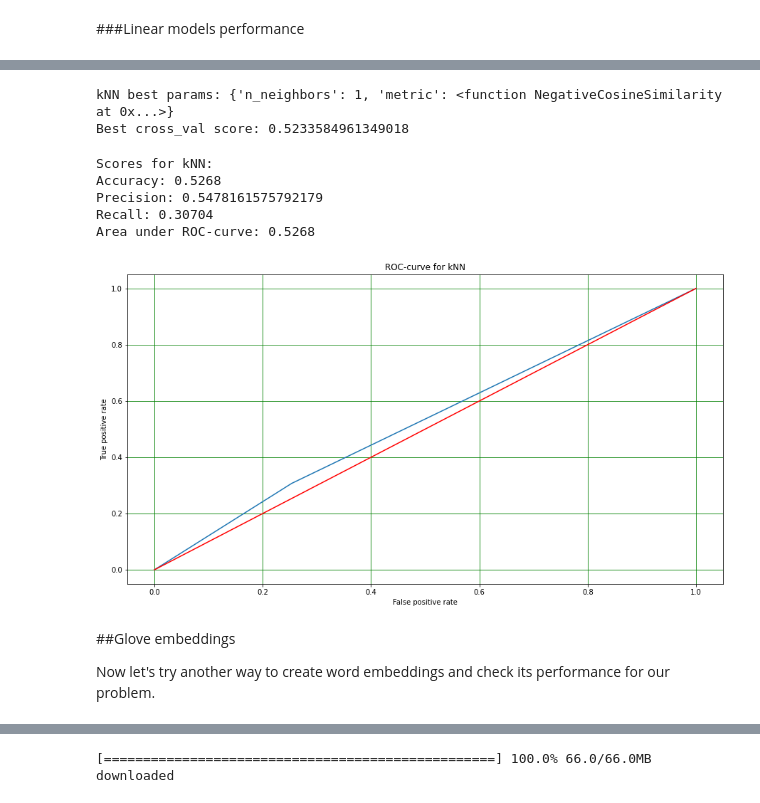
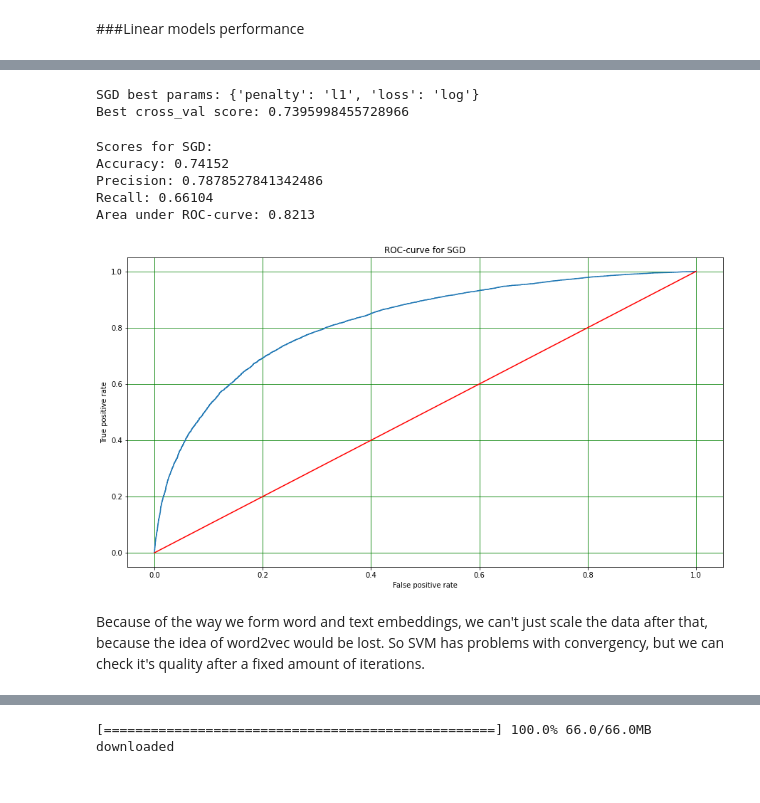
Before and after one commit to ShaAndrey/Course_project, a Jupyter notebook: Report.ipynb, the cells around one changed output, grey strips where cells are left out. Drawn from its saved outputs; the diff is of its cells as text; code cells hidden in the pictures.

Commit message:
Fixed code review #1 remarks.
Also tried new types of embeddings and created comparison tables.

```diff
--- a/Report.ipynb
+++ b/Report.ipynb
@@ -118,7 +133,7 @@ print(X_train_mean_word2vec.shape)
 # %% [output]
 (25000, 100)
 # %%
-X_test_mean_word2vec = word2vec_mean.get_corpus_embeddings(X_test)
+X_test_mean_word2vec = get_corpus_embeddings(word2vec_mean, X_test)
 # %% [markdown]
 ###Linear models performance
 # %%
@@ -129,16 +145,19 @@ from sklearn.metrics import accuracy_score, precision_score, recall_score, roc_c
 from sklearn.model_selection import cross_val_score, RandomizedSearchCV
 # %%
 class EstimatorChecker():
-    def __init__(self, estimator, method_name, X_train, Y_train, X_test, Y_test):
+    def __init__(self, estimator, method_name, X_train, Y_train, X_test, Y_test, verbose=0):
         self.estimator = estimator
         self.method_name = method_name
         self.X_train = X_train
         self.Y_train = Y_train
         self.X_test = X_test
         self.Y_test = Y_test
+        self.verbose = verbose
 
     def fit_to_best_params(self, param_grid):
-        self.searcher = RandomizedSearchCV(self.estimator, param_grid, n_iter=10, cv=3)
+        self.searcher = RandomizedSearchCV(self.estimator, param_grid,
+                                           n_iter=5, cv=3,
+                                           random_state=RANDOM_STATE, verbose=self.verbose)
         self.searcher.fit(self.X_train, self.Y_train)
 
         self.estimator.set_params(**self.searcher.best_params_)
@@ -153,10 +172,15 @@ class EstimatorChecker():
         return self.Y_pred
 
     def print_scores(self):
+        self.scores = [accuracy_score(self.Y_test, self.Y_pred),
+                       precision_score(self.Y_test, self.Y_pred),
+                       recall_score(self.Y_test, self.Y_pred)]
+
         print('Scores for {}:'.format(self.method_name))
-        print('Accuracy: {}'.format(accuracy_score(self.Y_test, self.Y_pred)))
-        print('Precision: {}'.format(precision_score(self.Y_test, self.Y_pred)))
-        print('Recall: {}'.format(recall_score(self.Y_test, self.Y_pred)))
+        print('Accuracy: {}'.format(self.scores[0]))
+        print('Precision: {}'.format(self.scores[1]))
+        print('Recall: {}'.format(self.scores[2]))
+
 
     def plot_roc_curve(self):
         fpr, tpr, _ = roc_curve(self.Y_test,
@@ -167,7 +191,8 @@ class EstimatorChecker():
         plt.ylabel('True positive rate')
         plt.grid(c='g')
         plt.title('ROC-curve for {}'.format(self.method_name))
-        print('Area under ROC-curve: {:1.4f}'.format(auc(fpr, tpr)))
+        self.auc = auc(fpr, tpr)
+        print('Area under ROC-curve: {:1.4f}'.format(self.auc))
         plt.plot(fpr, tpr)
         plt.plot(np.linspace(0, 1, 11), np.linspace(0, 1, 11), 'r')
         plt.show()
@@ -243,27 +320,26 @@ def NegativeScalarProduct(x, y):
 # %%
-kNN = EstimatorChecker(KNeighborsClassifier(),
-                       method_name='kNN',
-                       X_train=X_train_mean_word2vec,
-                       Y_train=Y_train,
-                       X_test=X_test_mean_word2vec,
-                       Y_test=Y_test)
+sgd = EstimatorChecker(SGDClassifier(random_state=RANDOM_STATE),
+                          method_name='SGD',
+                          X_train=X_train_mean_word2vec,
+                          Y_train=Y_train,
+                          X_test=X_test_mean_word2vec,
+                          Y_test=Y_test
+                       )
-# %%
-kNN_param_grid = {'metric' : [NegativeCosineSimilarity, NegativeScalarProduct],
-                  'n_neighbors' : np.arange(1, 11)}
-kNN.fit_to_best_params(kNN_param_grid)
-# %% [output]
-kNN best params: {'n_neighbors': 1, 'metric': <function NegativeCosineSimilarity at 0x...>}
-Best cross_val score: 0.5233584961349018
+# %%
+sgd_param_grid = {'loss' : ['modified_huber', 'log'],
+                  'penalty' : ['l1', 'l2', 'elasticnet']}
+sgd.fit_to_best_params(sgd_param_grid)
+# %% [output]
+SGD best params: {'penalty': 'l1', 'loss': 'log'}
+Best cross_val score: 0.7395998455728966
 # %%
-kNN.iterate_and_report()
+sgd.iterate_and_report()
 # %% [output]
-Scores for kNN:
-Accuracy: 0.5268
-Precision: 0.5478161575792179
-Recall: 0.30704
-Area under ROC-curve: 0.5268
+Scores for SGD:
+Accuracy: 0.74152
+Precision: 0.7878527841342486
+Recall: 0.66104
+Area under ROC-curve: 0.8213
-[figure, old version]
+[figure, new version]
-# %% [markdown]
-##Glove embeddings
-
-Now let's try another way to create word embeddings and check its performance for our problem.
+# %% [markdown]
+Because of the way we form word and text embeddings, we can't just scale the data after that, because the idea of word2vec would be lost. So SVM has problems with convergency, but we can check it's quality after a fixed amount of iterations.
```
Also changed, not shown: parts of 82 cells of this notebook.
